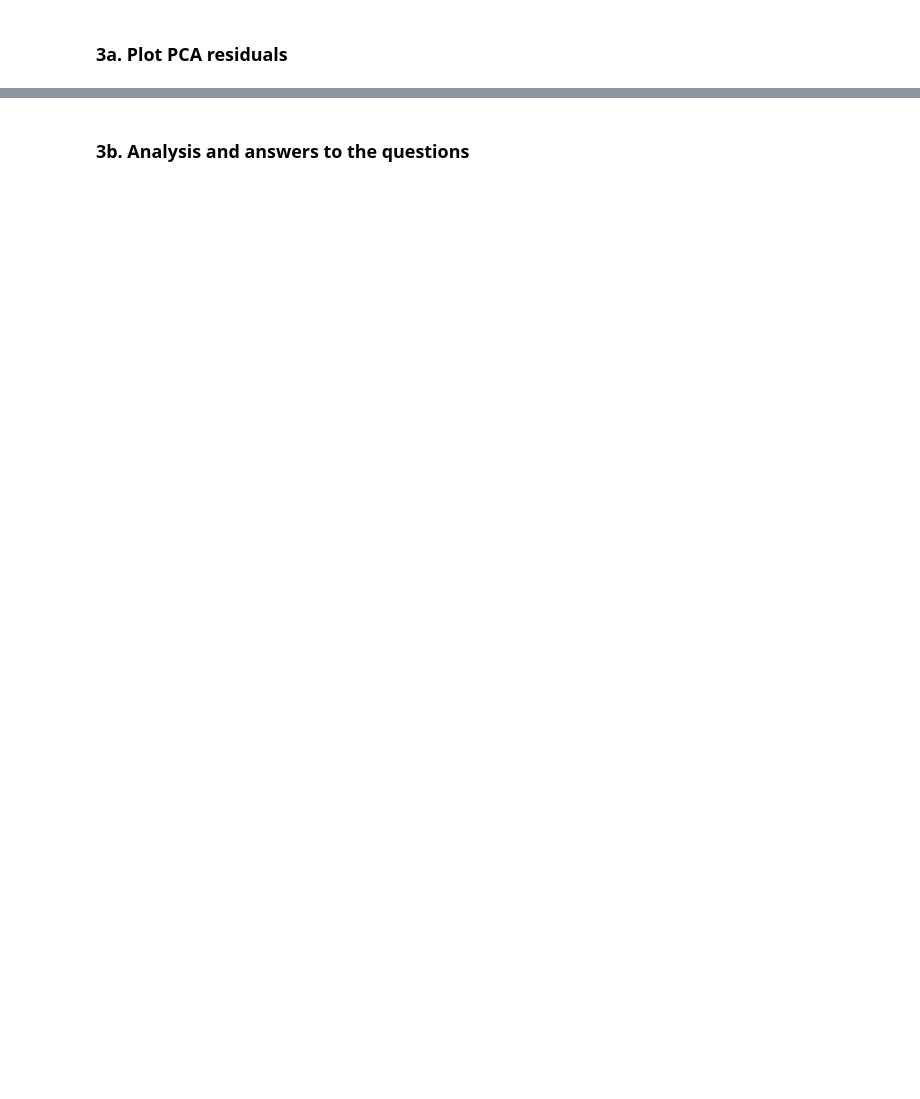
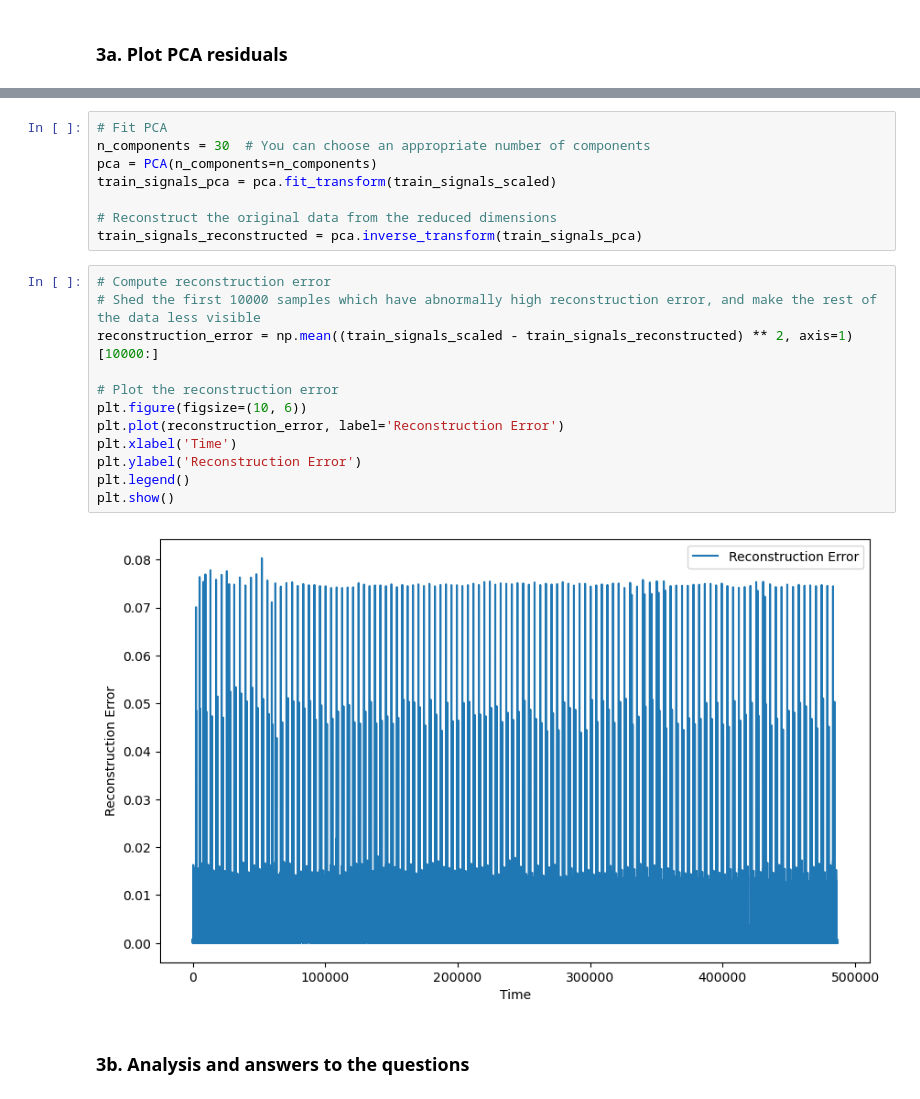
Before and after one commit to amar-mesic/cyber-data, a Jupyter notebook: lab-2/Lab2.ipynb, the cells around one changed output, grey strips where cells are left out. Cells and saved outputs as stored; diff of their text form; blank space fills up the shorter version.

```diff
--- a/lab-2/Lab2.ipynb
+++ b/lab-2/Lab2.ipynb
@@ -246,2 +323,24 @@ Based on our plots for the 2nd 24 hours of measurements, we can see that many si
+# %%
+# Fit PCA
+n_components = 30  # You can choose an appropriate number of components
+pca = PCA(n_components=n_components)
+train_signals_pca = pca.fit_transform(train_signals_scaled)
+
+# Reconstruct the original data from the reduced dimensions
+train_signals_reconstructed = pca.inverse_transform(train_signals_pca)
+# %%
+# Compute reconstruction error
+# Shed the first 10000 samples which have abnormally high reconstruction error, and make the rest of the data less visible
+reconstruction_error = np.mean((train_signals_scaled - train_signals_reconstructed) ** 2, axis=1)[10000:]
+
+# Plot the reconstruction error
+plt.figure(figsize=(10, 6))
+plt.plot(reconstruction_error, label='Reconstruction Error')
+plt.xlabel('Time')
+plt.ylabel('Reconstruction Error')
+plt.legend()
+plt.show()
+# %% [output]
+[figure, added]
 # %% [markdown]
 ### 3b. Analysis and answers to the questions
```
Also changed, not shown: parts of 14 cells of this notebook.
